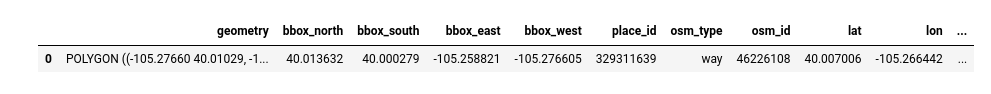
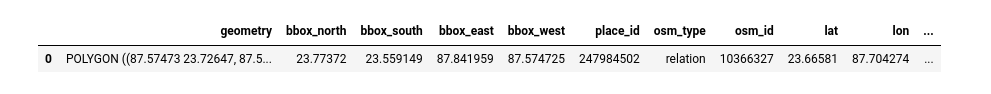
Before and after one commit to Akashnil-K/first-map-template, a Jupyter notebook: map-demonstration.ipynb, the cells around one changed output. Cells and saved outputs as stored; diff of their text form; code cells hidden in the pictures.

```diff
--- a/map-demonstration.ipynb
+++ b/map-demonstration.ipynb
@@ -9,13 +9,13 @@ import osmnx as osm
 [interactive output not drawn]
 [interactive output not drawn]
 # %%
-cu_boundary = osm.geocode_to_gdf(
-                         "W46226108",
+bu_boundary = osm.geocode_to_gdf(
+                         "R10366327",
                          by_osmid=True
 )
 
-cu_boundary
+bu_boundary
 # %% [output]
 |  | geometry | bbox_north | bbox_south | bbox_east | bbox_west | place_id | osm_type | osm_id | lat | lon | ... |
-| 0 | POLYGON ((-105.27660 40.01029, -1... | 40.013632 | 40.000279 | -105.258821 | -105.276605 | 329311639 | way | 46226108 | 40.007006 | -105.266442 | ... |
+| 0 | POLYGON ((87.57473 23.72647, 87.5... | 23.77372 | 23.559149 | 87.841959 | 87.574725 | 247984502 | relation | 10366327 | 23.66581 | 87.704274 | ... |
 # %%
```
Also changed, not shown: parts of 3 cells of this notebook, 6 other files.
